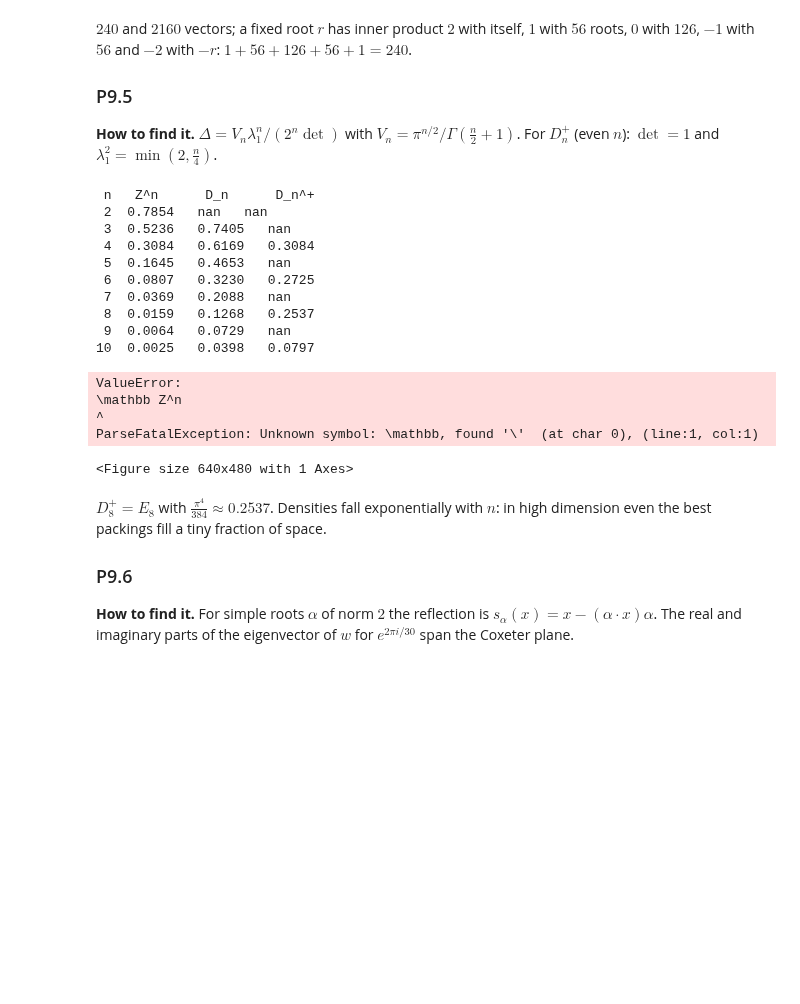
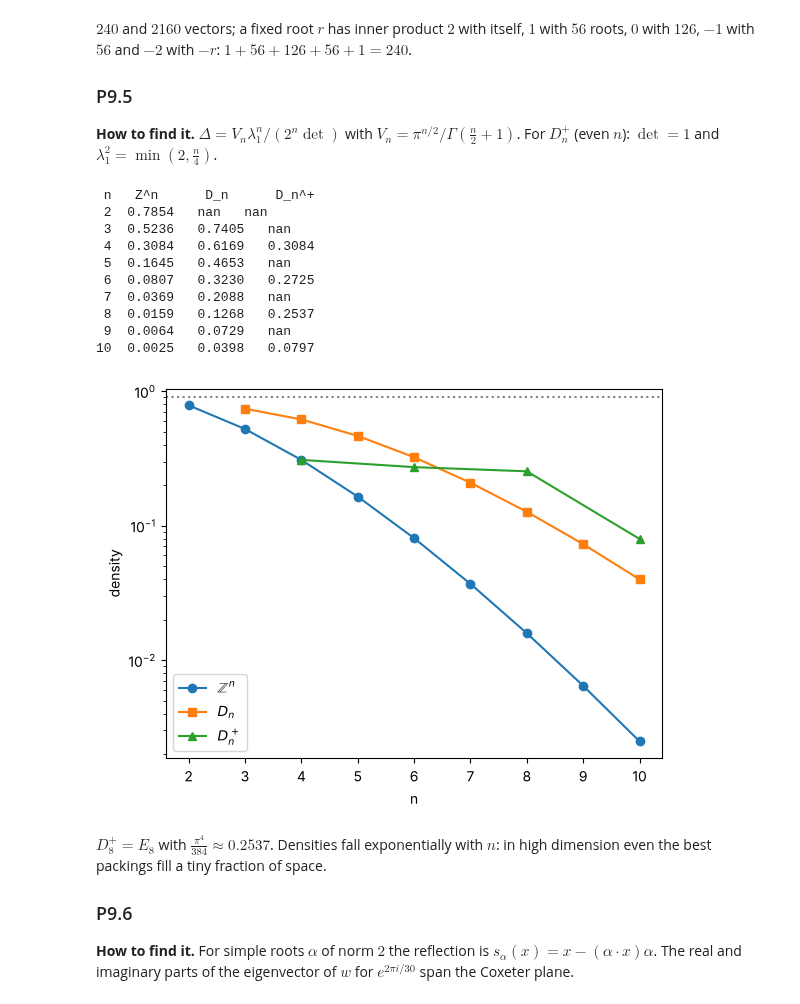
Before and after one commit to OussamaSegh/Order-and-Chance, a Jupyter notebook: python/tomeS2/ch09-lattices.ipynb, the cells around one changed output. Drawn from its saved outputs; the diff is of its cells as text; code cells hidden in the pictures; blank space fills up the shorter version.

```diff
--- a/python/tomeS2/ch09-lattices.ipynb
+++ b/python/tomeS2/ch09-lattices.ipynb
@@ -150,30 +150,26 @@ $240$ and $2160$ vectors; a fixed root $r$ has inner product $2$ with itself, $1
 # %%
 V = lambda n: math.pi ** (n / 2) / math.gamma(n / 2 + 1)
 dens = lambda n, lam2, det: V(n) * lam2 ** (n / 2) / (2 ** n * det)
 ns = range(2, 11)
 rows = [(n, dens(n, 1, 1), dens(n, 2, 2) if n >= 3 else float('nan'), dens(n, min(2, n / 4), 1) if n % 2 == 0 and n >= 4 else float('nan')) for n in ns]
 print(' n   Z^n      D_n      D_n^+')
 for r in rows: print('%2d  %.4f   %.4f   %.4f' % r)
-plt.semilogy([r[0] for r in rows], [r[1] for r in rows], 'o-', label='$\\mathbb Z^n$')
+plt.semilogy([r[0] for r in rows], [r[1] for r in rows], 'o-', label='$\\mathbb{Z}^n$')
 plt.semilogy([r[0] for r in rows], [r[2] for r in rows], 's-', label='$D_n$')
 plt.semilogy([r[0] for r in rows if r[0] % 2 == 0 and r[0] >= 4], [r[3] for r in rows if r[0] % 2 == 0 and r[0] >= 4], '^-', label='$D_n^+$')
 plt.axhline(math.pi / math.sqrt(12), ls=':', c='gray'); plt.xlabel('n'); plt.ylabel('density'); plt.legend(); plt.show()
 # %% [output]
  n   Z^n      D_n      D_n^+
  2  0.7854   nan   nan
  3  0.5236   0.7405   nan
  4  0.3084   0.6169   0.3084
  5  0.1645   0.4653   nan
  6  0.0807   0.3230   0.2725
  7  0.0369   0.2088   nan
  8  0.0159   0.1268   0.2537
  9  0.0064   0.0729   nan
 10  0.0025   0.0398   0.0797
-ValueError:
-\mathbb Z^n
-^
-ParseFatalException: Unknown symbol: \mathbb, found '\'  (at char 0), (line:1, col:1)
-<Figure size 640x480 with 1 Axes>
+[figure, added]
 # %% [markdown]
 $D_8^+=E_8$ with $\frac{\pi^4}{384}\approx0.2537$. Densities fall exponentially with $n$: in high dimension even the best packings fill a tiny fraction of space.
 
```
Also changed, not shown: 8 other files.
